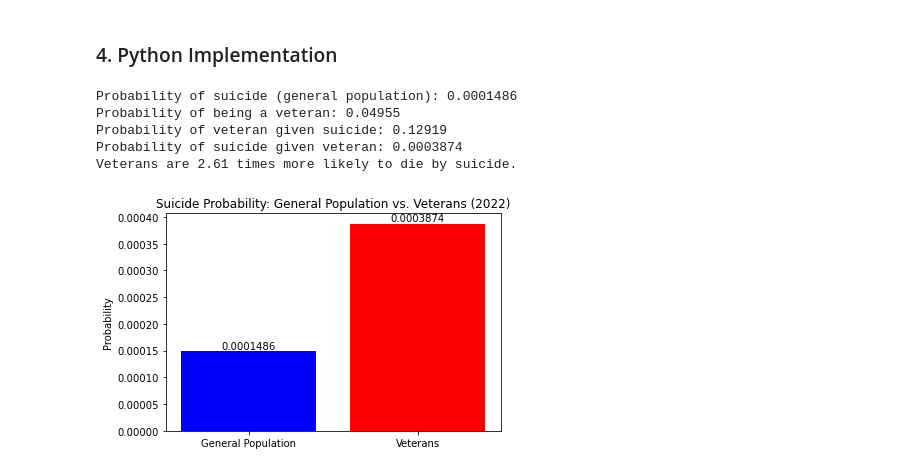
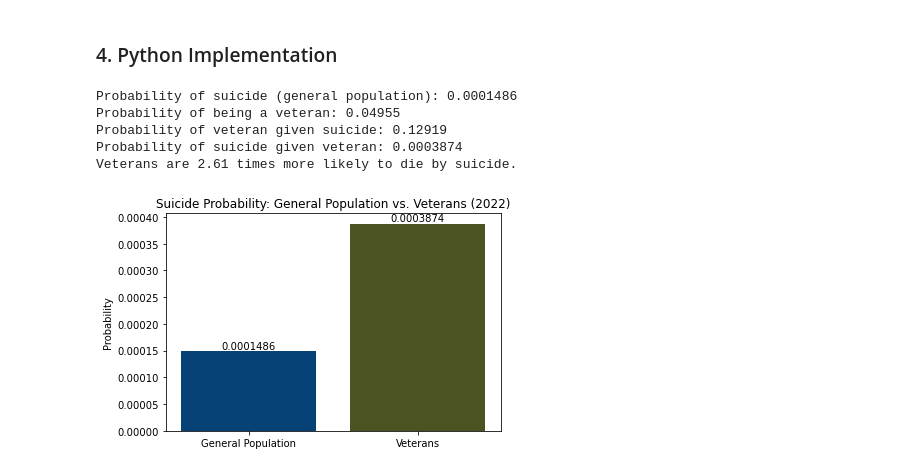
Before and after one commit to StewTaylor0/bayes, a Jupyter notebook: veteran_suicide.ipynb, the cells around one changed output. Cells and saved outputs as stored; diff of their text form; code cells hidden in the pictures.

```diff
--- a/veteran_suicide.ipynb
+++ b/veteran_suicide.ipynb
@@ -69,6 +69,8 @@ References:
 # %%
 import numpy as np
 import matplotlib.pyplot as plt
+import seaborn as sns
+
 
 # Data (2022)
 total_population = 333_000_000
@@ -78,33 +80,32 @@ veteran_suicides = 6_392
 
 # Probabilities
 P_A = total_suicides / total_population  # P(suicide)
 P_B = veteran_population / total_population  # P(veteran)
 P_B_given_A = veteran_suicides / total_suicides  # P(veteran | suicide)
 
 # Bayes' Theorem: P(A|B) = P(B|A) * P(A) / P(B)
 P_A_given_B = (P_B_given_A * P_A) / P_B  # P(suicide | veteran)
 
 # Output results
 print(f"Probability of suicide (general population): {P_A:.7f}")
 print(f"Probability of being a veteran: {P_B:.5f}")
 print(f"Probability of veteran given suicide: {P_B_given_A:.5f}")
 print(f"Probability of suicide given veteran: {P_A_given_B:.7f}")
 print(f"Veterans are {P_A_given_B / P_A:.2f} times more likely to die by suicide.")
 
 # Plot
 labels = ['General Population', 'Veterans']
 probs = [P_A, P_A_given_B]
-plt.bar(labels, probs, color=['blue', 'red'])
+plt.bar(labels, probs, color=['#074276', '#4B5320'])
 plt.title('Suicide Probability: General Population vs. Veterans (2022)')
 plt.ylabel('Probability')
 plt.text(0, P_A + 0.000005, f"{P_A:.7f}", ha='center')
 plt.text(1, P_A_given_B + 0.000005, f"{P_A_given_B:.7f}", ha='center')
-plt.savefig('suicide_probability_comparison.png')
 plt.show()
 # %% [output]
 Probability of suicide (general population): 0.0001486
 Probability of being a veteran: 0.04955
 Probability of veteran given suicide: 0.12919
 Probability of suicide given veteran: 0.0003874
 Veterans are 2.61 times more likely to die by suicide.
-[figure, old version]
+[figure, new version]
```
Also changed, not shown: parts of 1 cell of this notebook.
